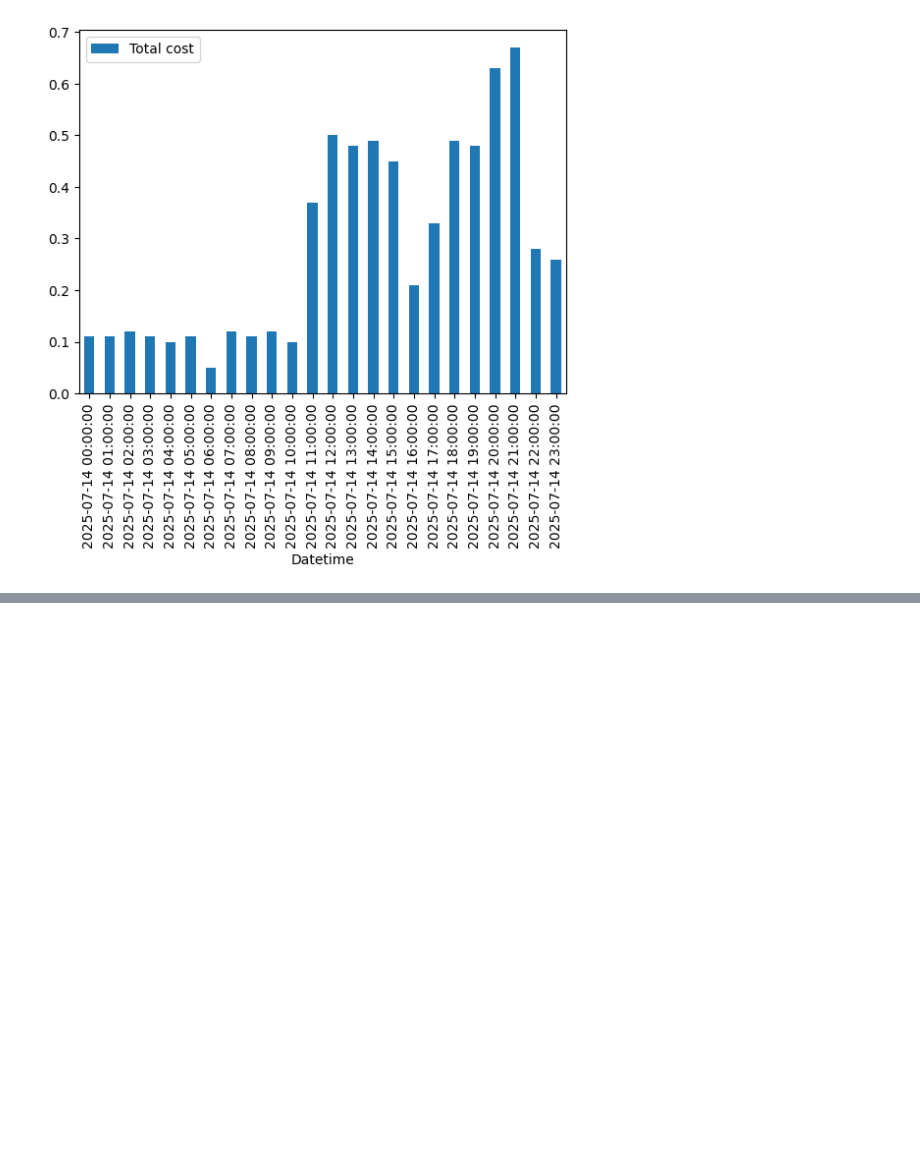
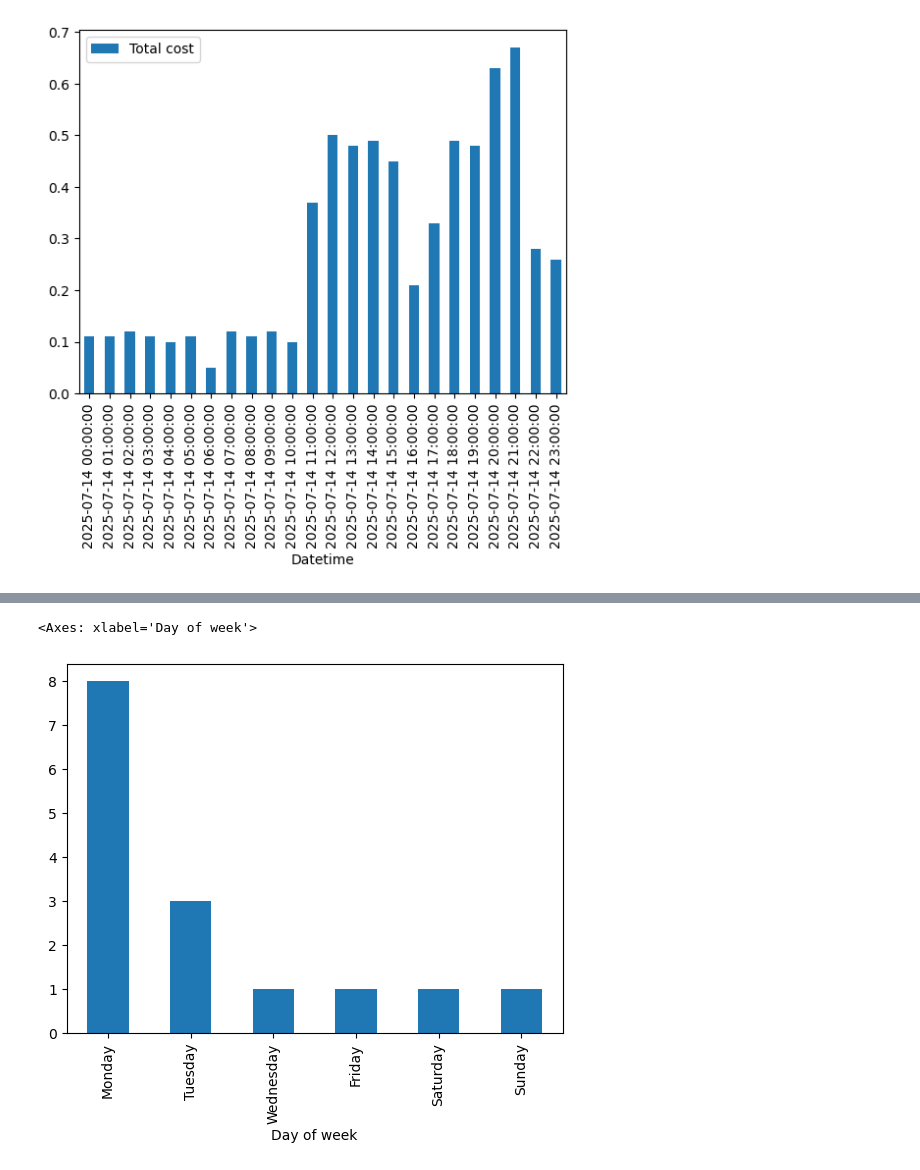
Before and after one commit to Natethanielr/custom_srp_dashboard, a Jupyter notebook: srp/notebooks/srp.ipynb, the cells around one changed output, grey strips where cells are left out. Drawn from its saved outputs; the diff is of its cells as text; code cells hidden in the pictures; blank space fills up the shorter version.

```diff
--- a/srp/notebooks/srp.ipynb
+++ b/srp/notebooks/srp.ipynb
@@ -217,0 +225,11 @@ Day of week
+# %%
+import sys
+sys.path.append("..")
+from src.analysis import grouped_above_days
+
+high_use_group = grouped_above_days(high_use_days)
+
+high_use_group.plot(kind='bar')
+# %% [output]
+<Axes: xlabel='Day of week'>
+[figure, added]
```
Also changed, not shown: parts of 2 cells of this notebook, 2 other files.
